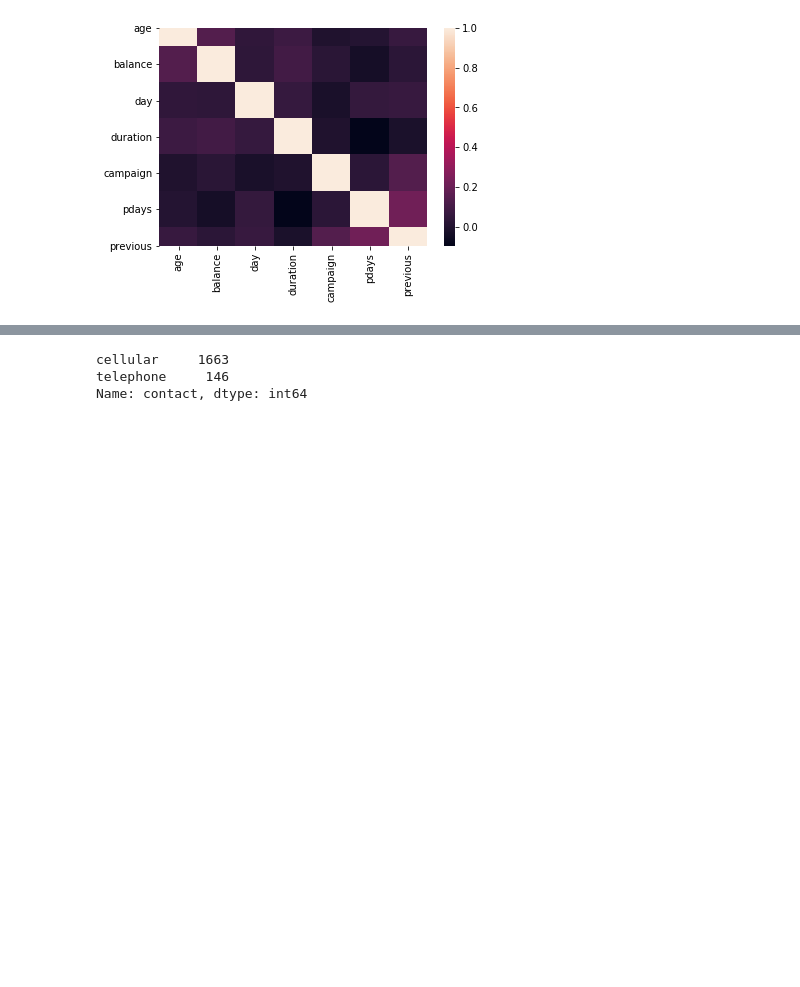
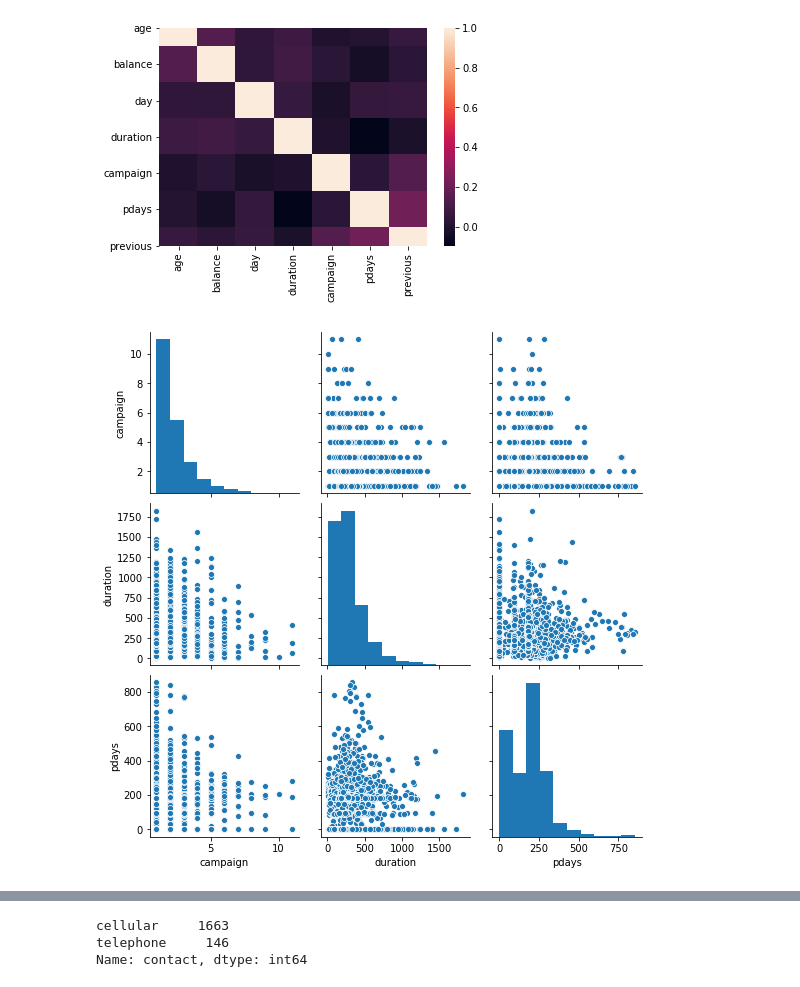
Before and after one commit to mandricic/CS5062, a Jupyter notebook: etivity1.ipynb, the cells around one changed output, grey strips where cells are left out. Drawn from its saved outputs; the diff is of its cells as text; code cells hidden in the pictures; blank space fills up the shorter version.

```diff
--- a/etivity1.ipynb
+++ b/etivity1.ipynb
@@ -99,3 +99,9 @@ df.describe()
 sns.heatmap(df.corr());
 # %% [output]
 [figure]
+# %%
+# by using method dropna() we will remove all rows with missing values
+sns.pairplot(data=df[['campaign','duration','pdays']].dropna())
+plt.show()
+# %% [output]
+[figure, added]
```
Also changed, not shown: parts of 3 cells of this notebook.
